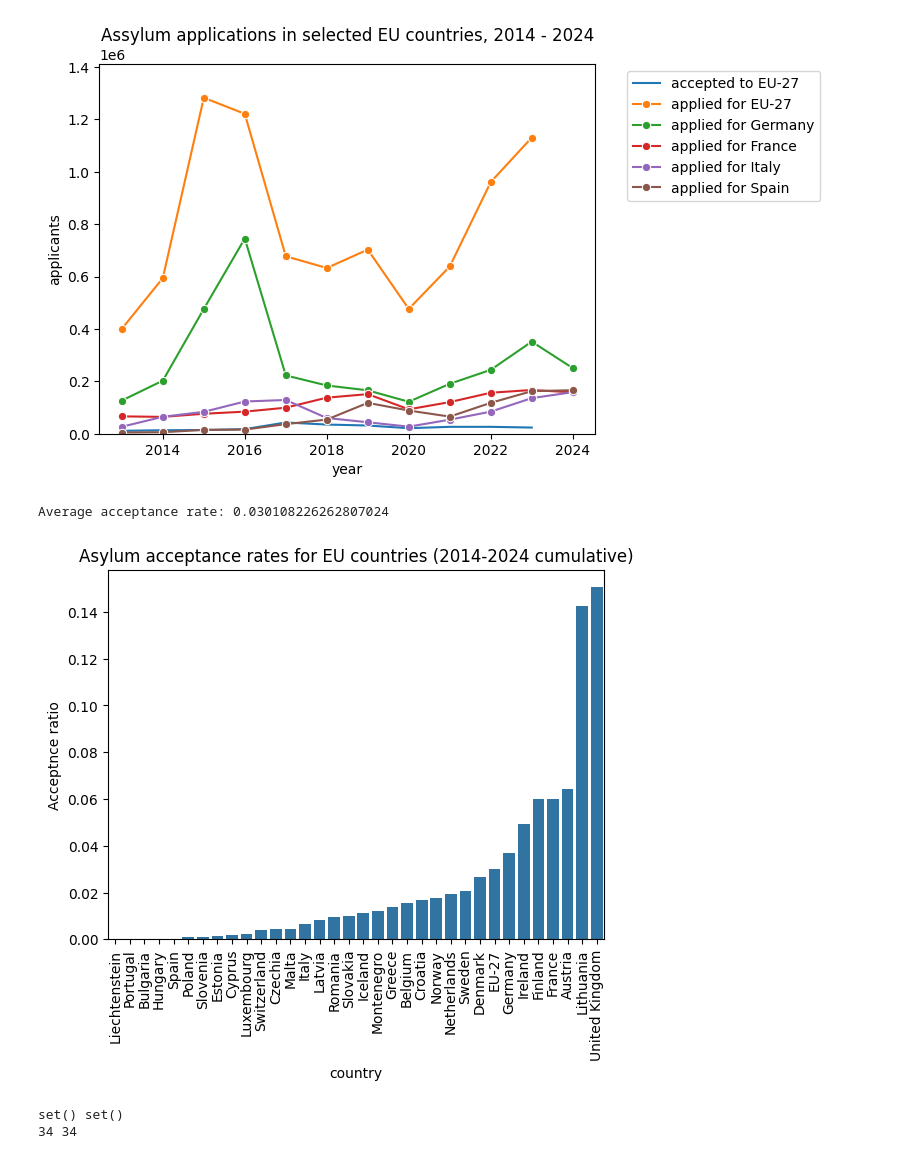
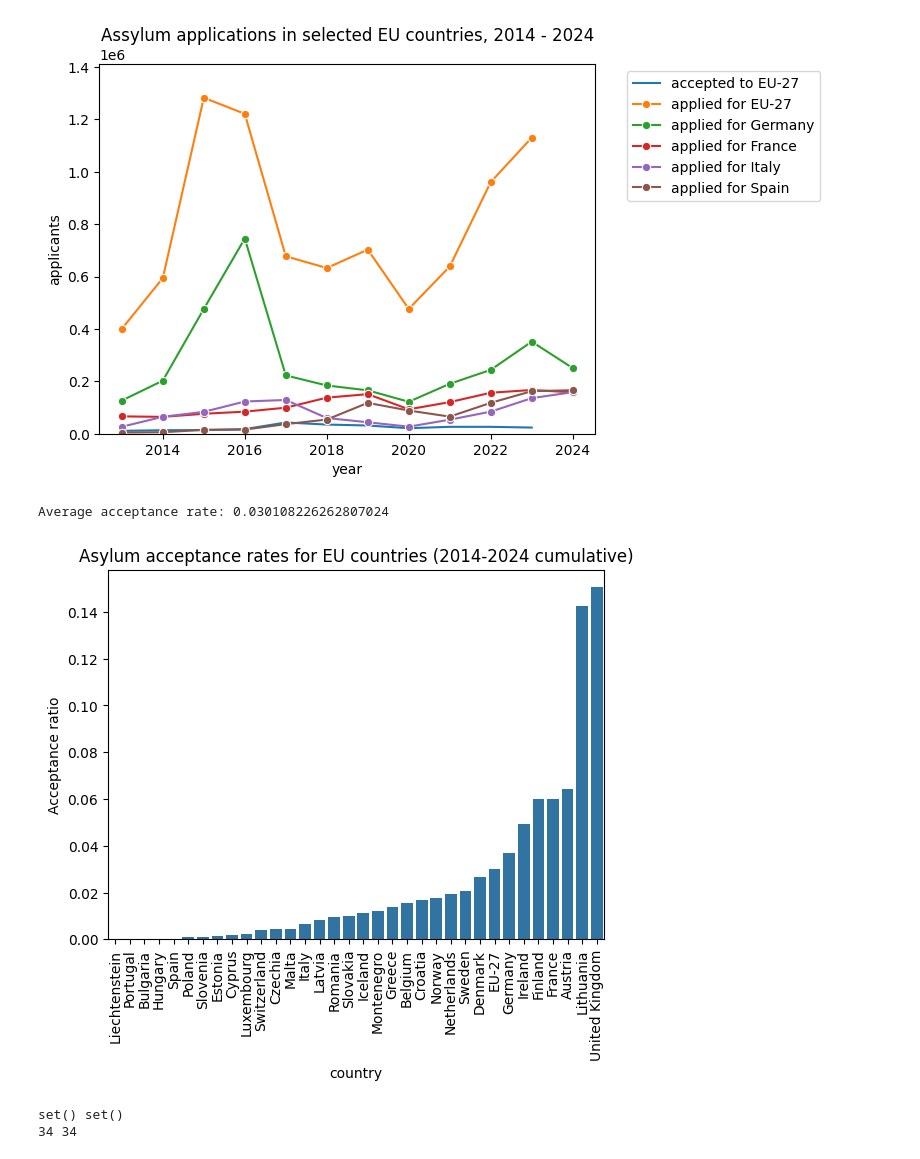
Before and after one commit to jatofi-official/migration-eu-analysis, a Jupyter notebook: Notebooks/asylum_ado_.ipynb, the cells around one changed output. Drawn from its saved outputs; the diff is of its cells as text; code cells hidden in the pictures.

```diff
--- a/Notebooks/asylum_ado_.ipynb
+++ b/Notebooks/asylum_ado_.ipynb
@@ -85,19 +85,19 @@ Countries to choose from: Index(['EU-27', 'Germany', 'France', 'Italy', 'Spain',
 # %%
 
 # which country is the most generous? not so easy to tell...
 # -> compute ratios of acceptance for each country and plot as bar plot
 top['a_ratio'] = top['count_accepted'] / top['count_applied']
 
 top.sort_values(by = 'a_ratio', inplace = True)
 
 a = sns.barplot(data = top, x = 'country', y = 'a_ratio')
-a.set_ylabel('Acceptnce ratio')
+a.set_ylabel('Acceptance ratio')
 a.set_title('Asylum acceptance rates for EU countries (2014-2024 cumulative)')
 plt.xticks(rotation = 90)
 print('Average acceptance rate:', top.loc['EU-27', 'a_ratio'])
 # %% [output]
 Average acceptance rate: 0.030108226262807024
-[figure, old version]
+[figure, new version]
 # %%
 populations = pd.read_csv('../Data/population.csv')
 populations.replace('European Union - 27 countries (from 2020)','EU-27', inplace= True)
```
Also changed, not shown: parts of 13 cells of this notebook, 13 other files.
